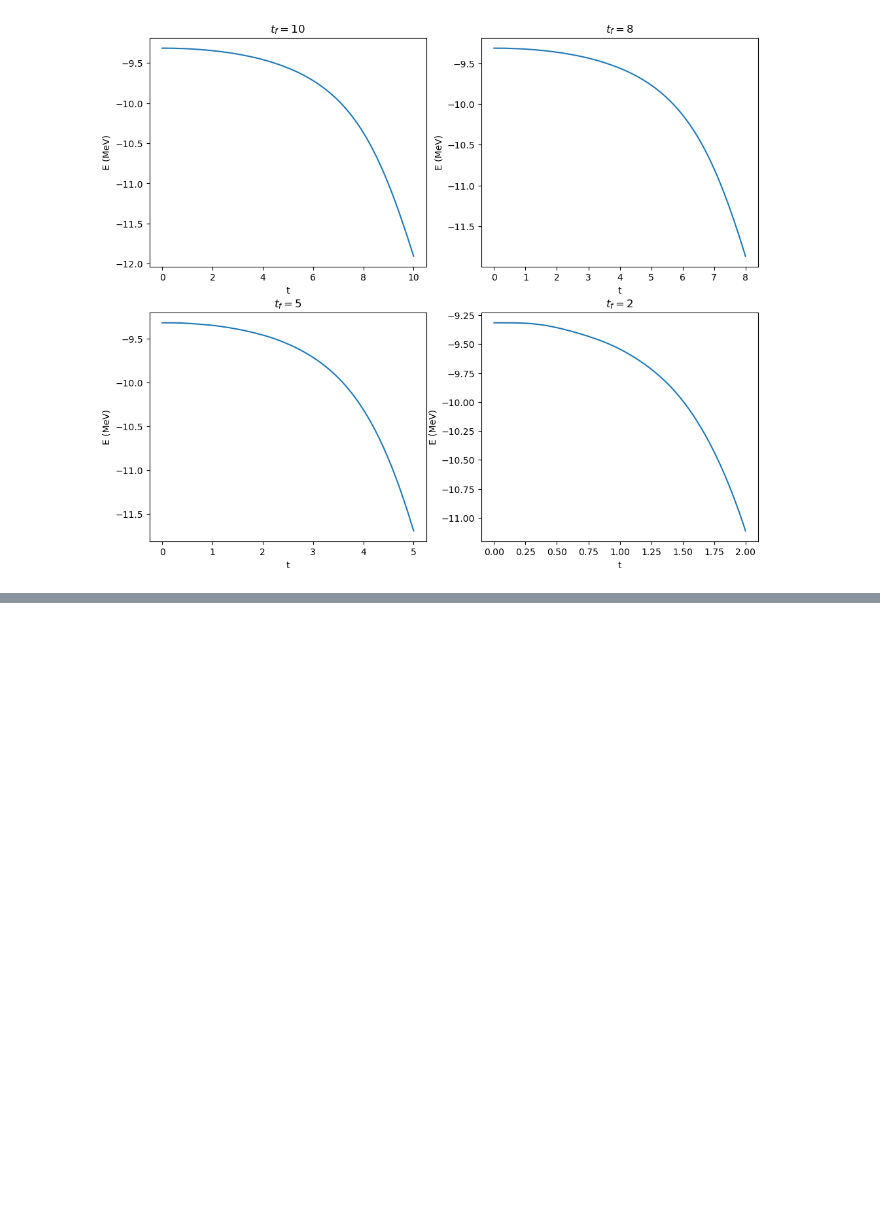
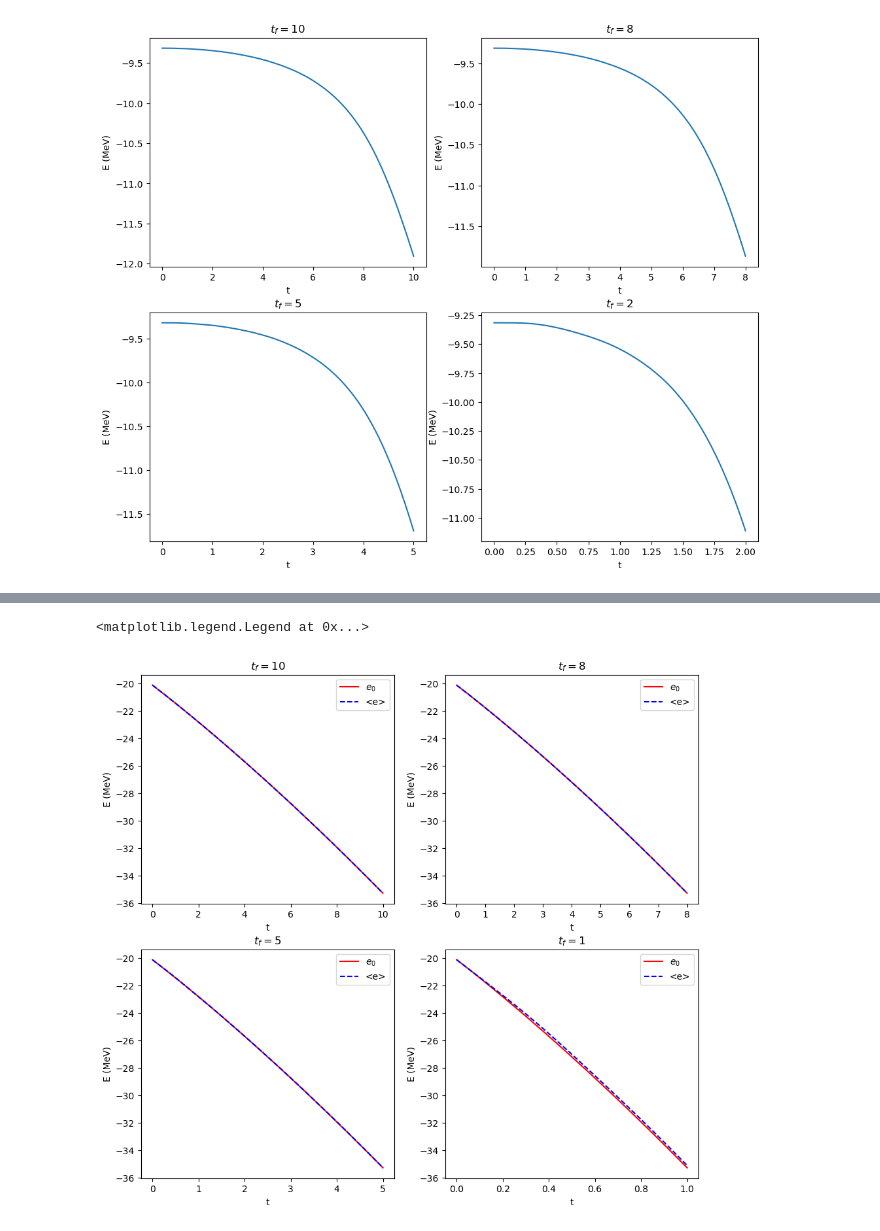
Before and after one commit to albertmolinaa/Quantum-Annealing-TFG, a Jupyter notebook: QuantumAnnealning_Albert.ipynb, the cells around one changed output, grey strips where cells are left out. Saved outputs shown, nothing was run; the diff lists cells and outputs as text; code cells hidden in the pictures; blank space fills up the shorter version.

```diff
--- a/QuantumAnnealning_Albert.ipynb
+++ b/QuantumAnnealning_Albert.ipynb
@@ -1496,0 +1779,17 @@ plt.legend()
+# %%
+ini_base_el_22o = np.array([1.,1.,1.,1.,1.,1.,0.,0.,0.,0.,0.,0.,0.,0.,0.,0.,0.,0.,0.,0.,0.,0.,0.,0.])
+ini_idx = NSM_H_22o._get_index(ini_base_el_22o)
+psi_ini_22o = np.zeros(NSM_H_22o.hamiltonian.shape[0])
+psi_ini_22o[ini_idx] = 1
+print(psi_ini_22o)
+print(ini_base_el_22o)
+
+# Get the external potential
+ext_pot_22o = (NSM_H_20o.hamiltonian[ini_idx,ini_idx] / (po+ n22)) * ini_base_el_22o
+
+# Now we get the Driver Hamiltonian
+Driver_H_22o = FermiHubbardHamiltonian(size_a=nuc_modes_per_i_sd, size_b=nuc_modes_per_i_sd, nparticles_a=n22, nparticles_b=po,
+                                   symmetries=[SPS_sd.total_M_zero])
+Driver_H_22o.get_external_potential(ext_pot_22o)
+Driver_H_22o.get_hamiltonian()
+print(Driver_H_22o.hamiltonian.shape)
@@ -1496,0 +1947,33 @@ plt.legend()
+# %%
+plt.figure(figsize=(11,10))
+plt.subplot(221)
+plt.title('$t_f = 10$')
+plt.plot(time10, np.real(spectrum_arr_22o10[:,0]), 'r-', label='$e_0$')
+plt.plot(time10, np.real(energy_22o10), 'b--', label='<e>')
+plt.xlabel('t')
+plt.ylabel('E (MeV)')
+plt.legend()
+plt.subplot(222)
+plt.title('$t_f = 8$')
+plt.plot(time8, np.real(spectrum_arr_22o8[:,0]), 'r-', label='$e_0$')
+plt.plot(time8, np.real(energy_22o8), 'b--', label='<e>')
+plt.xlabel('t')
+plt.ylabel('E (MeV)')
+plt.legend()
+plt.subplot(223)
+plt.title('$t_f = 5$')
+plt.plot(time5, np.real(spectrum_arr_22o5[:,0]), 'r-', label='$e_0$')
+plt.plot(time5, np.real(energy_22o5), 'b--', label='<e>')
+plt.xlabel('t')
+plt.ylabel('E (MeV)')
+plt.legend()
+plt.subplot(224)
+plt.title('$t_f = 1$')
+plt.plot(time1, np.real(spectrum_arr_22o1[:,0]), 'r-', label='$e_0$')
+plt.plot(time1, np.real(energy_22o1), 'b--', label='<e>')
+plt.xlabel('t')
+plt.ylabel('E (MeV)')
+plt.legend()
+# %% [output]
+<matplotlib.legend.Legend at 0x...>
+[figure, added]
```
Also changed, not shown: parts of 37 cells of this notebook.
